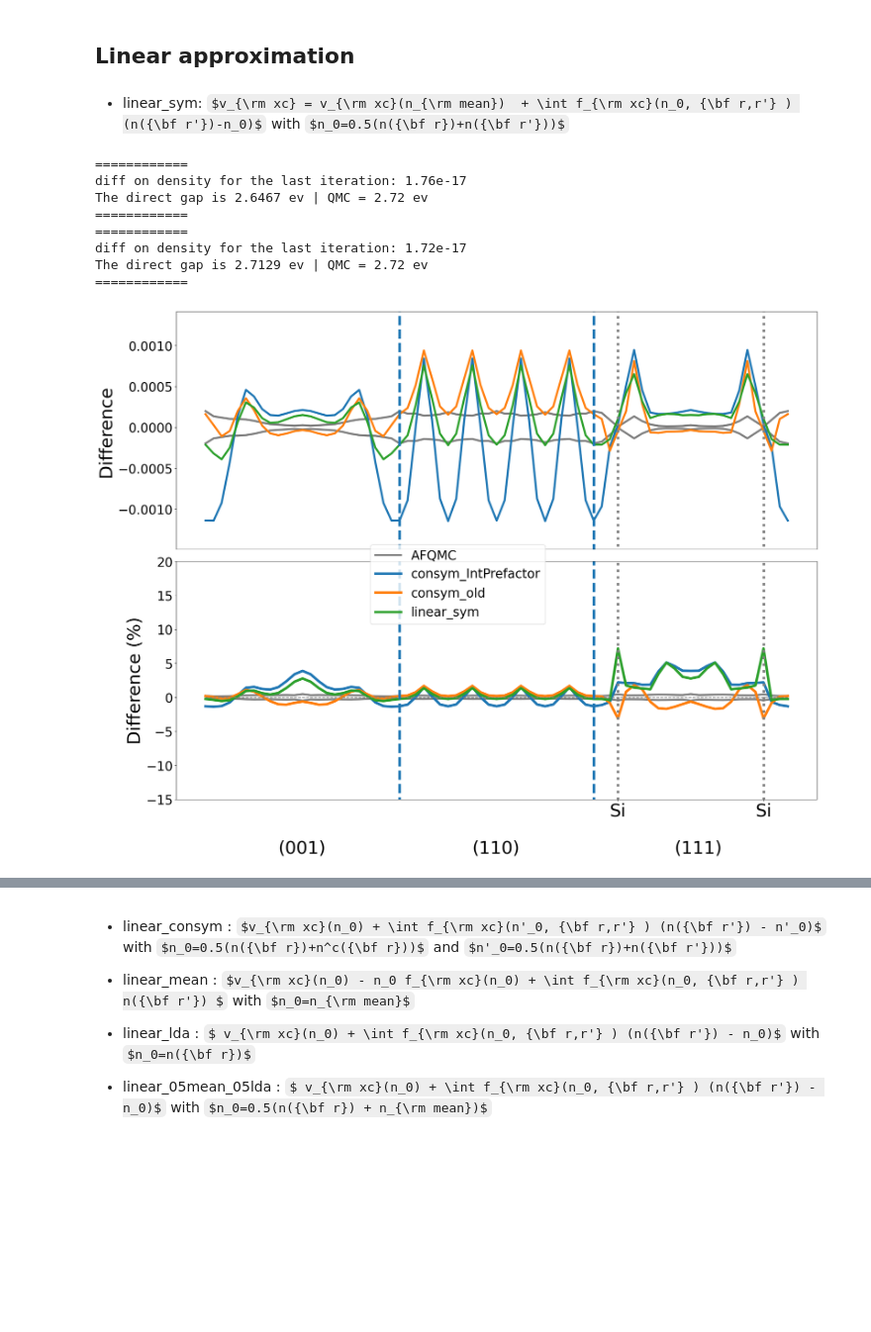
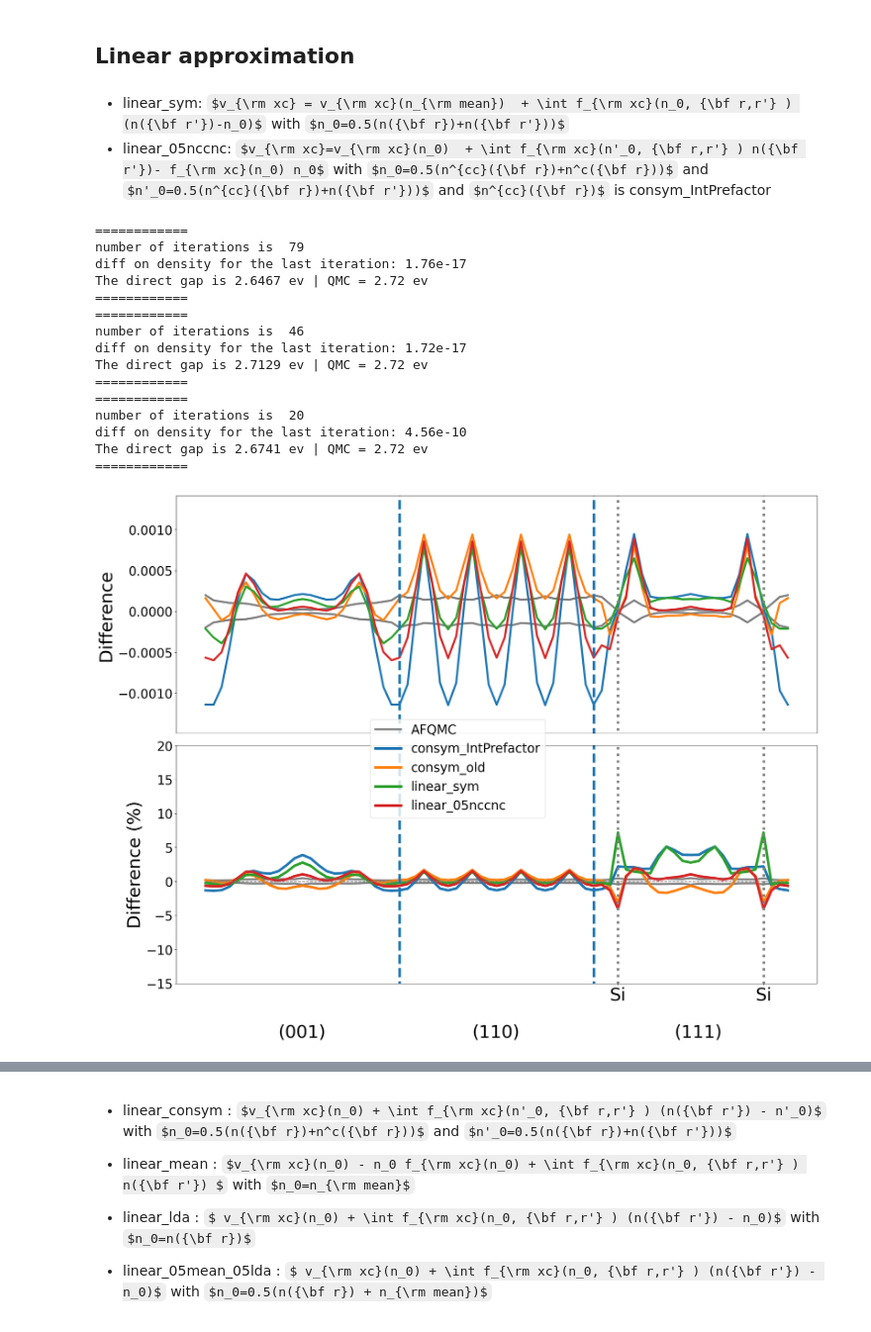
Before and after one commit to aouinaayoub/connector, a Jupyter notebook: fxc_connector.ipynb, the cells around one changed output, grey strips where cells are left out. Shown at 99% size. Saved outputs shown, nothing was run; the diff lists cells and outputs as text; code cells hidden in the pictures; some formulas as TeX source; blank space fills up the shorter version.

```diff
--- a/fxc_connector.ipynb
+++ b/fxc_connector.ipynb
@@ -106,28 +123,41 @@ plt.legend()
 #! scp  ara:/home/me36sin/fxc_conn_article/Si/calculations/si_IntPrefactor_lin_linear_consym.npz .
 # %% [markdown]
 - linear_sym: $v_{\rm xc} = v_{\rm xc}(n_{\rm mean})  + \int f_{\rm xc}(n_0, {\bf r,r'} ) (n({\bf r'})-n_0)$ with $n_0=0.5(n({\bf r})+n({\bf r'}))$
+- linear_05nccnc:  $v_{\rm xc}=v_{\rm xc}(n_0)  + \int f_{\rm xc}(n'_0, {\bf r,r'} ) n({\bf r'})- f_{\rm xc}(n_0) n_0$  with $n_0=0.5(n^{cc}({\bf r})+n^c({\bf r}))$ and $n'_0=0.5(n^{cc}({\bf r})+n({\bf r'}))$ and $n^{cc}({\bf r})$ is consym_IntPrefactor
 # %%
 dens_con1,vxc_con1,_,_,_,_= get_data_from_npz("si_IntPrefactor_con_consym_v2.npz")
 dens_con2,vxc_con2,_,_,_,_= get_data_from_npz("si_consym_old.npz")
 dens_con3= np.load("densLinSym_direct.npz")["densR"]
 
+dens_con4,vxc_con4,_,_,_,_= get_data_from_npz("si_linear_05nccnc.npz")
+
+
 diff_con1= get_dens_inSD_si(dens_con1-newdens_QMC)
 #diff_consym_old=get_dens_inSD(dens_con2-newdens_QMC)
 diff_con2= get_dens_inSD_si(dens_con2)-get_dens_inSD_si(newdens_QMC)
 diff_con3= get_dens_inSD_si(dens_con3)-get_dens_inSD_si(newdens_QMC)
+diff_con4= get_dens_inSD_si(dens_con4)-get_dens_inSD_si(newdens_QMC)
 
-diff_approx= [diff_con1, diff_con2,diff_con3]
-plot_diff_func(get_dens_inSD_si(newdens_QMC), diff_approx, ["consym_IntPrefactor","consym_old","linear_sym"],erbar)
+
+diff_approx= [diff_con1, diff_con2,diff_con3,diff_con4]
+plot_diff_func(get_dens_inSD_si(newdens_QMC), diff_approx, ["consym_IntPrefactor","consym_old","linear_sym","linear_05nccnc"],erbar)
 # %% [output]
 ============
+number of iterations is  79
 diff on density for the last iteration: 1.76e-17
 The direct gap is 2.6467 ev | QMC = 2.72 ev
 ============
 ============
+number of iterations is  46
 diff on density for the last iteration: 1.72e-17
 The direct gap is 2.7129 ev | QMC = 2.72 ev
 ============
+============
+number of iterations is  20
+diff on density for the last iteration: 4.56e-10
+The direct gap is 2.6741 ev | QMC = 2.72 ev
+============
-[figure, old version]
+[figure, new version]
 # %%
 # old LDA
 dens_LDA_old=np.load('densLDA_25ry6k.npz')["densR"]
```
Also changed, not shown: parts of 12 cells of this notebook.
